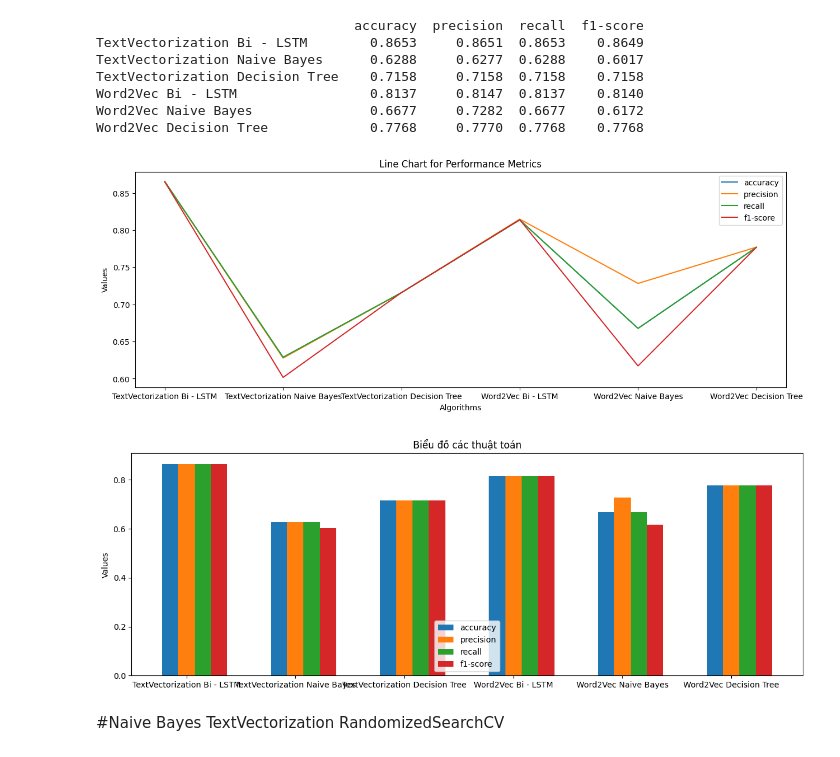
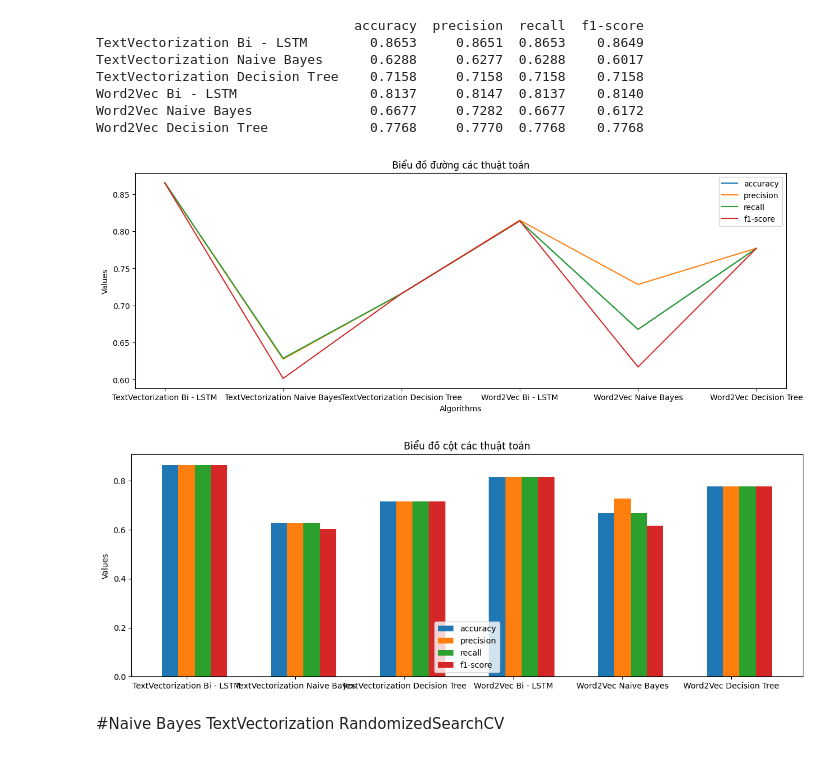
Before and after one commit to PhuongNhi187/TieuLuan_NguyenThiPhuongNhi_2024_2025, a Jupyter notebook: training_data_final.ipynb, the cells around one changed output. Saved outputs shown, nothing was run; the diff lists cells and outputs as text; code cells hidden in the pictures.

```diff
--- a/training_data_final.ipynb
+++ b/training_data_final.ipynb
@@ -606,37 +606,37 @@ import matplotlib.pyplot as plt
 metrics = {
      'TextVectorization Bi - LSTM': {'accuracy': 0.8653, 'precision': 0.8651 , 'recall': 0.8653, 'f1-score': 0.8649},
     'TextVectorization Naive Bayes': {'accuracy': 0.6288, 'precision': 0.6277, 'recall': 0.6288, 'f1-score': 0.6017},
     'TextVectorization Decision Tree': {'accuracy': 0.7158, 'precision': 0.7158, 'recall': 0.7158, 'f1-score': 0.7158},
     'Word2Vec Bi - LSTM': {'accuracy': 0.8137, 'precision': 0.8147, 'recall': 0.8137, 'f1-score': 0.814},
     'Word2Vec Naive Bayes': {'accuracy': 0.6677, 'precision': 0.7282, 'recall': 0.6677, 'f1-score': 0.6172},
     'Word2Vec Decision Tree': {'accuracy': 0.7768, 'precision': 0.777, 'recall': 0.7768, 'f1-score': 0.7768}
 }
 
 # Vẽ biểu đồ đường cho từng chỉ số
 plt.figure(figsize=(15, 5))
 for metric in ['accuracy', 'precision', 'recall', 'f1-score']:
     plt.plot(metrics.keys(), [values[metric] for values in metrics.values()], label=metric)
-plt.title('Line Chart for Performance Metrics')
+plt.title('Biểu đồ đường các thuật toán')
 plt.xlabel('Algorithms')
 plt.ylabel('Values')
 plt.legend()
 plt.show()
 
 # Vẽ biểu đồ cột cho từng chỉ số
 fig, ax = plt.subplots(figsize=(15, 5))
 width = 0.15
 algorithms = list(metrics.keys())
 for i, metric in enumerate(['accuracy', 'precision', 'recall', 'f1-score']):
     ax.bar([x + i*width for x in range(len(algorithms))], [values[metric] for values in metrics.values()], width=width, label=metric)
-ax.set_title('Biểu đồ các thuật toán')
+ax.set_title('Biểu đồ cột các thuật toán')
 ax.set_xticks([x + width for x in range(len(algorithms))])
 ax.set_xticklabels(algorithms)
 ax.set_ylabel('Values')
 ax.legend()
 plt.show()
 # %% [output]
-[figure, old version]
+[figure, new version]
-[figure, old version]
+[figure, new version]
 # %% [markdown]
 #Naive Bayes TextVectorization RandomizedSearchCV
 # %%
```
Also changed, not shown: parts of 9 cells of this notebook.
